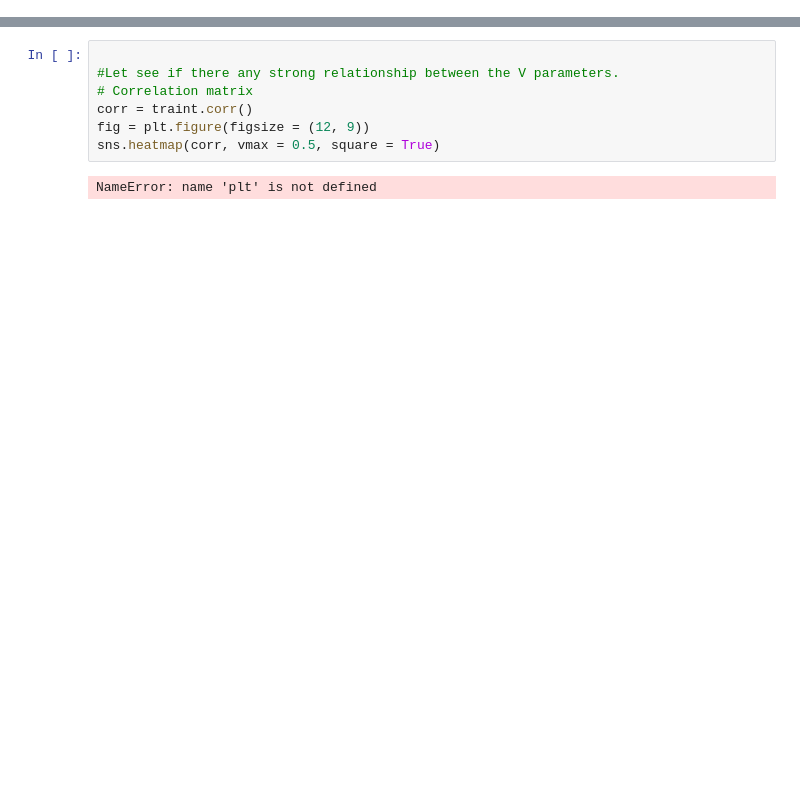
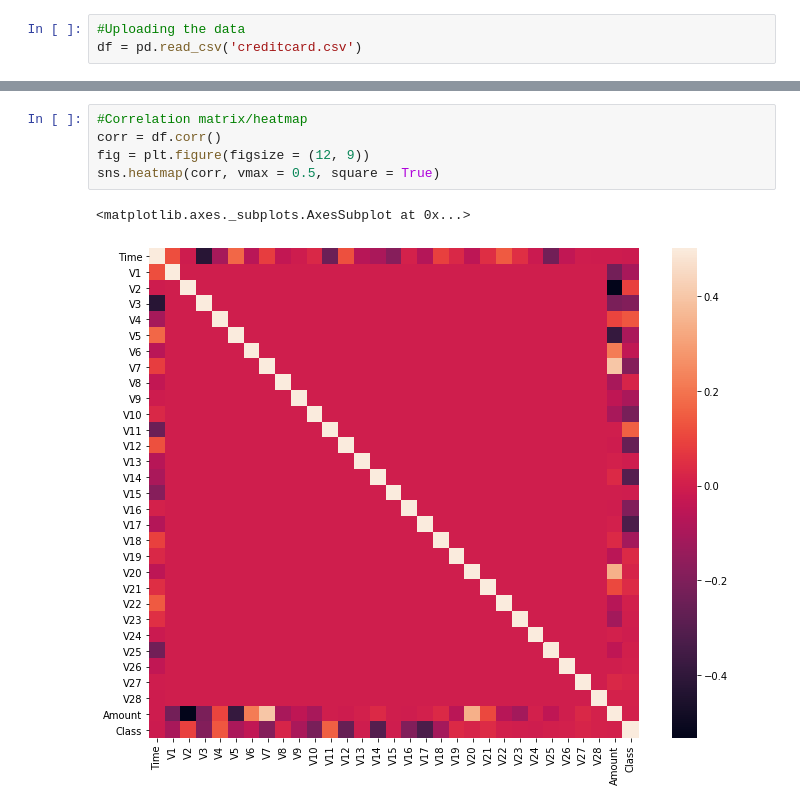
Before and after one commit to Afrochemist/Siraj_MLCourse, a Jupyter notebook: Fraud_Detection.ipynb, the cells around one changed output, grey strips where cells are left out. Cells and saved outputs as stored; diff of their text form; blank space fills up the shorter version.

```diff
--- a/Fraud_Detection.ipynb
+++ b/Fraud_Detection.ipynb
@@ -105,0 +15,3 @@ print(traindf.groupby('isFraud').size())
+# %%
+#Uploading the data
+df = pd.read_csv('creditcard.csv')
@@ -106,9 +75,8 @@ print(traindf.groupby('isFraud').size())
 # %%
-
-#Let see if there any strong relationship between the V parameters.
-# Correlation matrix
-corr = traint.corr()
+#Correlation matrix/heatmap
+corr = df.corr()
 fig = plt.figure(figsize = (12, 9))
 sns.heatmap(corr, vmax = 0.5, square = True)
 # %% [output]
-NameError: name 'plt' is not defined
+<matplotlib.axes._subplots.AxesSubplot at 0x...>
+[figure, added]
```
Also changed, not shown: parts of 23 cells of this notebook.
